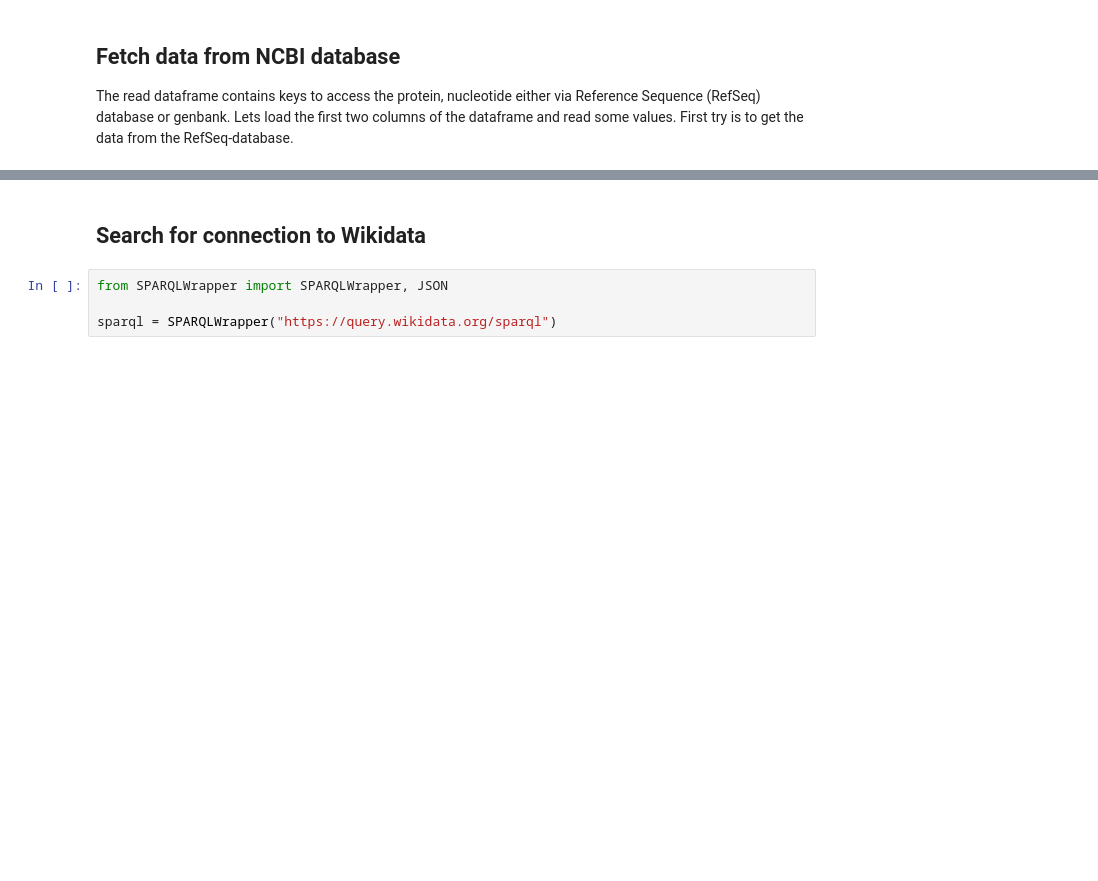
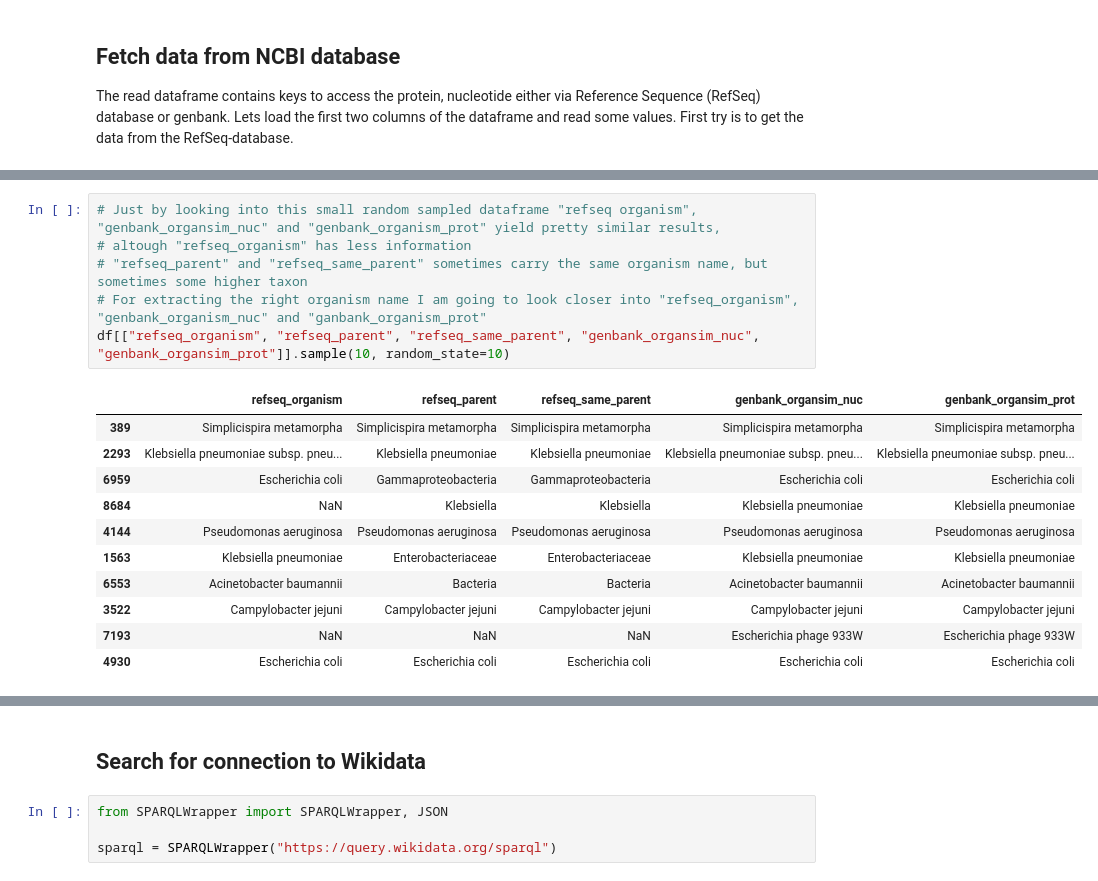
Before and after one commit to gjmm07/DS_LOD_and_Knowledge_Graphs_2023_Finn_Heydemann, a Jupyter notebook: Untitled2.ipynb, the cells around one changed output, grey strips where cells are left out. Saved outputs shown, nothing was run; the diff lists cells and outputs as text; blank space fills up the shorter version.

```diff
--- a/Untitled2.ipynb
+++ b/Untitled2.ipynb
@@ -163,0 +65,18 @@ dummy[["product_name", "strain"]]
+# %%
+# Just by looking into this small random sampled dataframe "refseq organism", "genbank_organsim_nuc" and "genbank_organism_prot" yield pretty similar results,
+# altough "refseq_organism" has less information
+# "refseq_parent" and "refseq_same_parent" sometimes carry the same organism name, but sometimes some higher taxon
+# For extracting the right organism name I am going to look closer into "refseq_organism", "genbank_organism_nuc" and "ganbank_organism_prot"
+df[["refseq_organism", "refseq_parent", "refseq_same_parent", "genbank_organsim_nuc", "genbank_organsim_prot"]].sample(10, random_state=10)
+# %% [output]
+|  | refseq_organism | refseq_parent | refseq_same_parent | genbank_organsim_nuc | genbank_organsim_prot |
+| 389 | Simplicispira metamorpha | Simplicispira metamorpha | Simplicispira metamorpha | Simplicispira metamorpha | Simplicispira metamorpha |
+| 2293 | Klebsiella pneumoniae subsp. pneu... | Klebsiella pneumoniae | Klebsiella pneumoniae | Klebsiella pneumoniae subsp. pneu... | Klebsiella pneumoniae subsp. pneu... |
+| 6959 | Escherichia coli | Gammaproteobacteria | Gammaproteobacteria | Escherichia coli | Escherichia coli |
+| 8684 | NaN | Klebsiella | Klebsiella | Klebsiella pneumoniae | Klebsiella pneumoniae |
+| 4144 | Pseudomonas aeruginosa | Pseudomonas aeruginosa | Pseudomonas aeruginosa | Pseudomonas aeruginosa | Pseudomonas aeruginosa |
+| 1563 | Klebsiella pneumoniae | Enterobacteriaceae | Enterobacteriaceae | Klebsiella pneumoniae | Klebsiella pneumoniae |
+| 6553 | Acinetobacter baumannii | Bacteria | Bacteria | Acinetobacter baumannii | Acinetobacter baumannii |
+| 3522 | Campylobacter jejuni | Campylobacter jejuni | Campylobacter jejuni | Campylobacter jejuni | Campylobacter jejuni |
+| 7193 | NaN | NaN | NaN | Escherichia phage 933W | Escherichia phage 933W |
+| 4930 | Escherichia coli | Escherichia coli | Escherichia coli | Escherichia coli | Escherichia coli |
```
Also changed, not shown: parts of 25 cells of this notebook, 4 other files.
